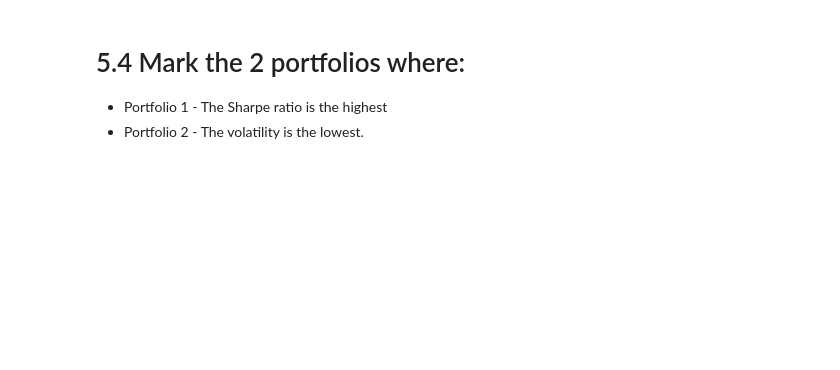
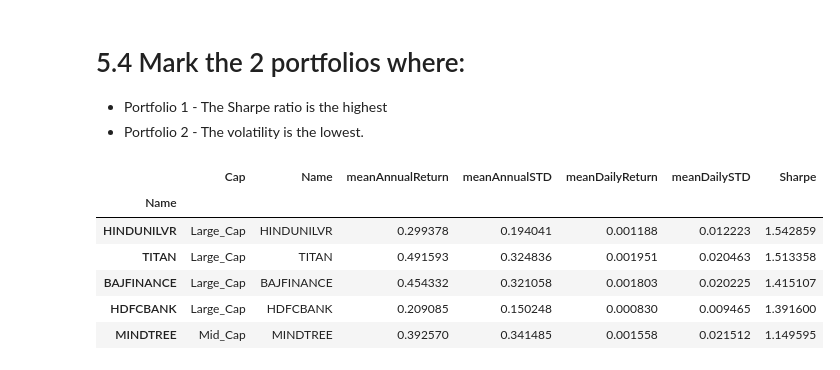
Before and after one commit to JamesMcGuigan/aspiration-ai-internship, a Jupyter notebook: python3/module_5/module_5.ipynb, the cells around one changed output. Saved outputs shown, nothing was run; the diff lists cells and outputs as text; code cells hidden in the pictures; blank space fills up the shorter version.

```diff
--- a/python3/module_5/module_5.ipynb
+++ b/python3/module_5/module_5.ipynb
@@ -153,3 +179,14 @@ Prepare a scatter plot for differing weights of the individual stocks in the por
 # 5.4 Mark the 2 portfolios where:
 - Portfolio 1 - The Sharpe ratio is the highest
 - Portfolio 2 - The volatility is the lowest.
+# %%
+portfolio_1 = summary_all.sort_values('Sharpe',ascending=False).head(5)
+portfolio_1
+# %% [output]
+|  | Cap | Name | meanAnnualReturn | meanAnnualSTD | meanDailyReturn | meanDailySTD | Sharpe |
+| Name |  |  |  |  |  |  |  |
+| HINDUNILVR | Large_Cap | HINDUNILVR | 0.299378 | 0.194041 | 0.001188 | 0.012223 | 1.542859 |
+| TITAN | Large_Cap | TITAN | 0.491593 | 0.324836 | 0.001951 | 0.020463 | 1.513358 |
+| BAJFINANCE | Large_Cap | BAJFINANCE | 0.454332 | 0.321058 | 0.001803 | 0.020225 | 1.415107 |
+| HDFCBANK | Large_Cap | HDFCBANK | 0.209085 | 0.150248 | 0.000830 | 0.009465 | 1.391600 |
+| MINDTREE | Mid_Cap | MINDTREE | 0.392570 | 0.341485 | 0.001558 | 0.021512 | 1.149595 |
```
Also changed, not shown: parts of 12 cells of this notebook.
